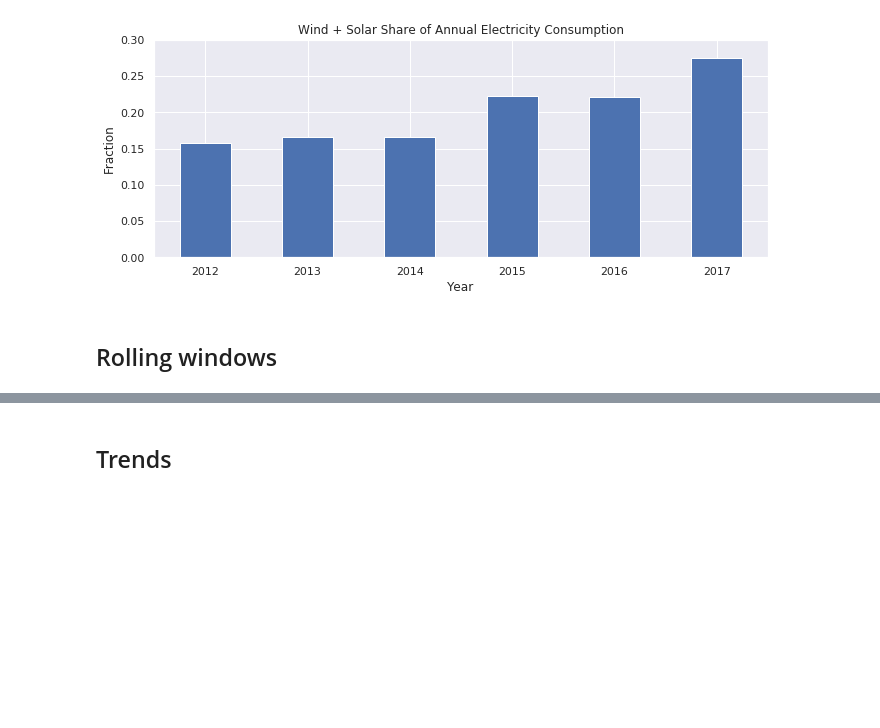
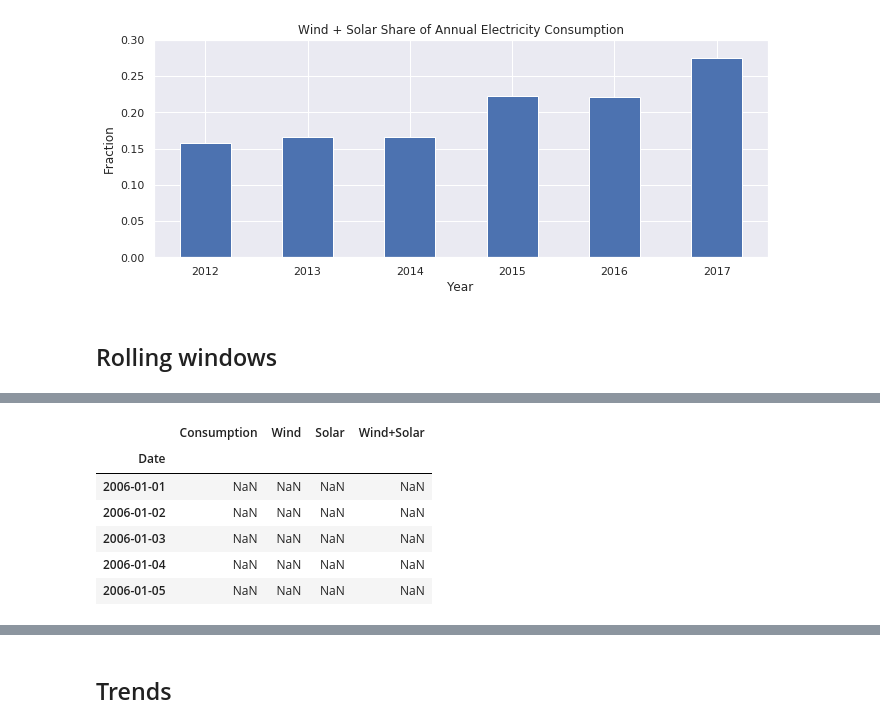
Before and after one commit to kovaxoid/Analitika_podatkov_python, a Jupyter notebook: Del_10_Timeseries/10_Timeseries_CLEAN.ipynb, the cells around one changed output, grey strips where cells are left out. Drawn from its saved outputs; the diff is of its cells as text; code cells hidden in the pictures; blank space fills up the shorter version.

```diff
--- a/Del_10_Timeseries/10_Timeseries_CLEAN.ipynb
+++ b/Del_10_Timeseries/10_Timeseries_CLEAN.ipynb
@@ -888,0 +878,11 @@ plt.show()
+# %%
+opsd_7d = opsd_daily[data_columns].rolling(7,).mean()
+opsd_7d.head()
+# %% [output]
+|  | Consumption | Wind | Solar | Wind+Solar |
+| Date |  |  |  |  |
+| 2006-01-01 | NaN | NaN | NaN | NaN |
+| 2006-01-02 | NaN | NaN | NaN | NaN |
+| 2006-01-03 | NaN | NaN | NaN | NaN |
+| 2006-01-04 | NaN | NaN | NaN | NaN |
+| 2006-01-05 | NaN | NaN | NaN | NaN |
```
Also changed, not shown: parts of 12 cells of this notebook, 13 other files.
